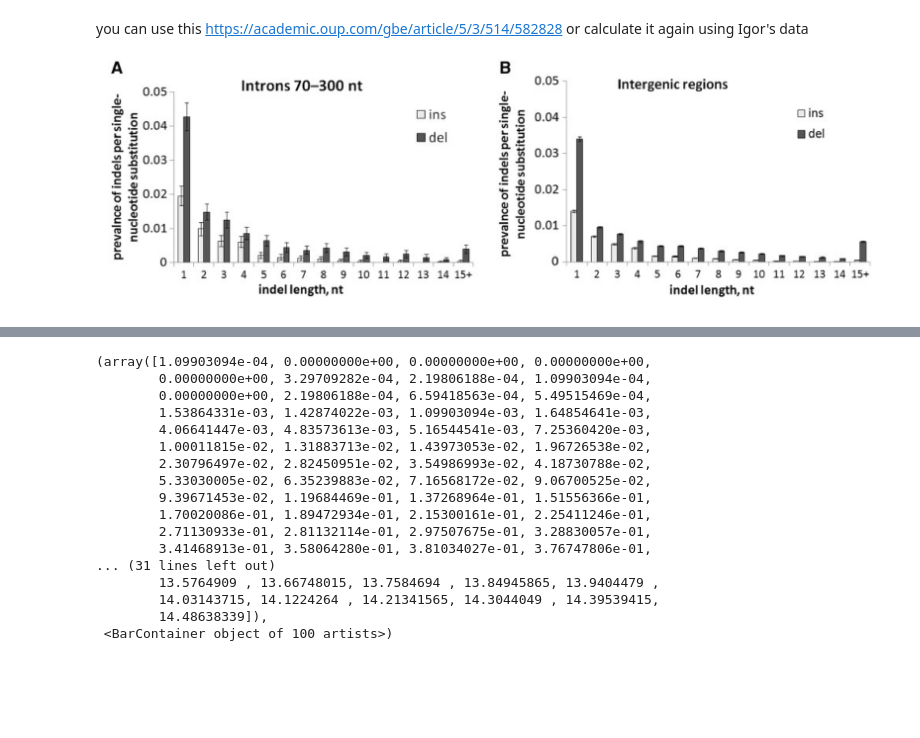
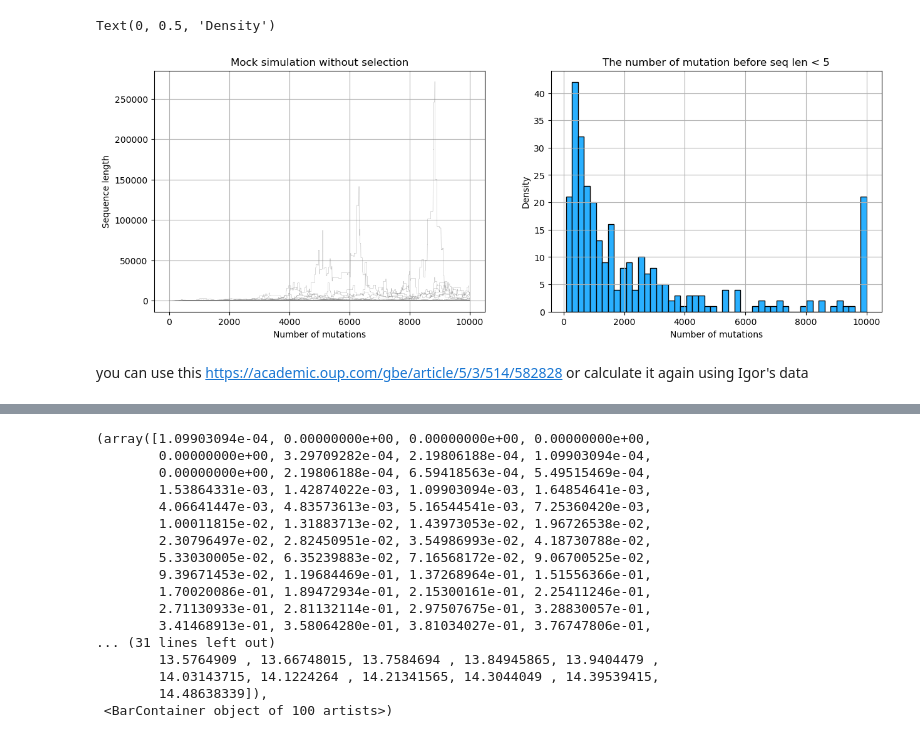
Before and after one commit to sahakyanhk/pfes, a Jupyter notebook: jupyter/ratetest.ipynb, the cells around one changed output, grey strips where cells are left out. Saved outputs shown, nothing was run; the diff lists cells and outputs as text; code cells hidden in the pictures; blank space fills up the shorter version.

```diff
--- a/jupyter/ratetest.ipynb
+++ b/jupyter/ratetest.ipynb
@@ -8,11 +8,11 @@ import numpy as np
 # %%
 non_point_mutations = {'+' : 1.0,   #single residue insertion
                        '-' : 1.0,   #single residue deletion
-                       '*' : 0.3,   #partial duplication
-                       '/' : 0.2,   #random insertion
-                       '%' : 0.8,   #partial deletion
+                       '*' : 0.4,   #partial duplication
+                       '/' : 0.4,   #random insertion
+                       '%' : 0.9,   #partial deletion
                        'p' : 0.1,   #Circular permutation
-                       'd' : 0.01   #full duplication
+                       'd' : 0.05   #full duplication
                        }
 
 Evolver.non_point_mutations = non_point_mutations
@@ -40,6 +40,46 @@ evolver = Evolver('codonrates')
+# %%
+def ratetest(l):
+    seq = "A" * l
+    x = [1]
+    for i in range(10000):
+        seq = evolver.mutate(seq)[0]
+        x.append(len(seq))
+        if len(seq) < 6:
+            #print(f'too short after {i} steps')
+            break
+    return x , len(x)
+
+
+n_cycles = []
+len_xs = []
+xs = []
+fig, ax = plt.subplots(1,2)
+fig.set_size_inches(15, 5)
+
+
+for i in tqdm(range(300)):
+    x, len_x = ratetest(24)
+    n_cycles.append(len_x)
+    xs.append(x)
+    len_xs = [len(x)]
+    ax[0].plot(x, '-', color='grey', linewidth=0.2)
+    ax[0].grid(True, which="both")
+#ax[0].set_ylim([0,500])
+ax[1].hist(n_cycles, bins=50, facecolor = '#2ab0ff', edgecolor='black', linewidth=1)
+ax[1].grid(True, which="both")
+
+
+ax[0].set_title('Mock simulation without selection')
+ax[1].set_title('The number of mutation before seq len < 5')
+ax[0].set_xlabel('Number of mutations')
+ax[1].set_xlabel('Number of mutations')
+ax[0].set_ylabel('Sequence length')
+ax[1].set_ylabel('Density')
+# %% [output]
+Text(0, 0.5, 'Density')
+[figure, added]
 # %% [markdown]
 
 you can use this https://academic.oup.com/gbe/article/5/3/514/582828
 or
 calculate it again using Igor's data
-![image.png](attachment:image.png)
```
Also changed, not shown: parts of 3 cells of this notebook, 8 other files.
